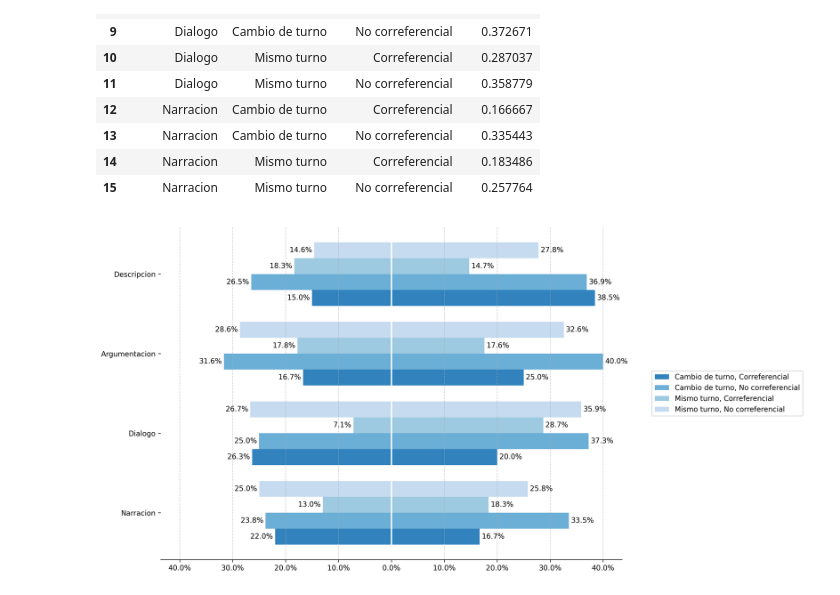
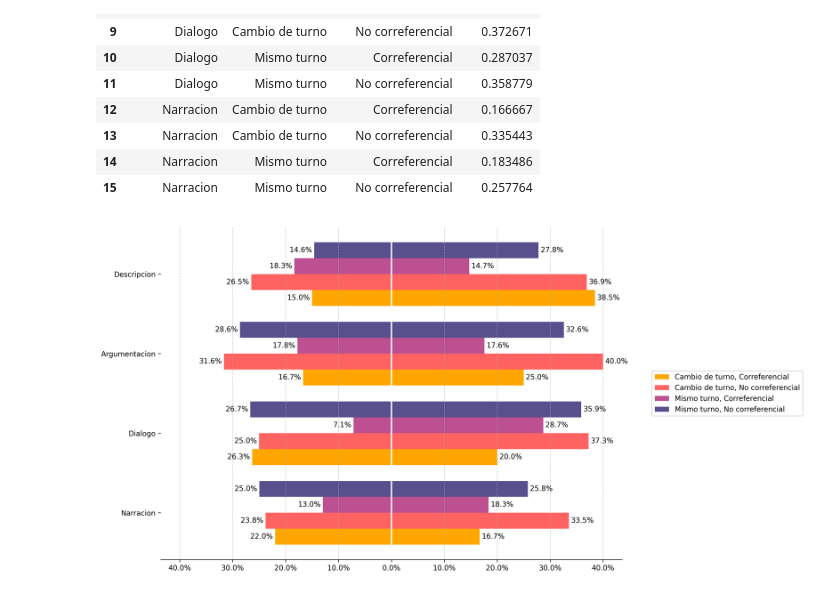
Before and after one commit to ramajoballester/preseea_analysis, a Jupyter notebook: notebooks/bidirectional_plot.ipynb, the cells around one changed output. Drawn from its saved outputs; the diff is of its cells as text; code cells hidden in the pictures.

Commit message:
Add custom colormap

```diff
--- a/notebooks/bidirectional_plot.ipynb
+++ b/notebooks/bidirectional_plot.ipynb
@@ -95,7 +95,7 @@ def formatter(x):
     return f'{abs(x):.0f}'
 
 
-def bidirectional_hplot(data, columns, y, percentage=False):
+def bidirectional_hplot(data, columns, y, percentage=False, cmap=None):
     """
     Create bidirectional horizontal bar plot
 
@@ -116,6 +116,9 @@ def bidirectional_hplot(data, columns, y, percentage=False):
         Axes object
     """
 
+    if not cmap:
+        cmap = plt.get_cmap('tab20c')
+
     # Create figure and axis
     fig, ax = plt.subplots(figsize=(15, 7), layout='tight', dpi=300)
 
@@ -123,7 +126,6 @@ def bidirectional_hplot(data, columns, y, percentage=False):
     group_column = columns.pop(0)
     uniques_bi = data[bi_column].unique()
     uniques_group = data[group_column].unique()
-    cmap = plt.get_cmap('tab20c')
 
     x = np.arange(len(uniques_group))
     width = 1 / (len(uniques_group) + 1)
@@ -200,14 +202,25 @@ def bidirectional_hplot(data, columns, y, percentage=False):
     ax.grid(axis='x', linestyle='--', alpha=0.6)
 
     return fig, ax
+# %%
+color_list = [
+    'ffa600',
+    'ff6361',
+    'bc5090',
+    '58508d',
+]
+
+# Convert to rgb format
+color_list = [(int(c[0:2], 16) / 255, int(c[2:4], 16) / 255, int(c[4:6], 16) / 255) for c in color_list]
+cmap = plt.cm.colors.ListedColormap(color_list)
 # %%
 # First column is for the left - right split, second column is for the bars
 # clustering
 columns = ['Corpus', 'Tipodiscurso', 'Turnohabla', 'Correferencialidad']
 y = 'PRESENCIA'
-fig, ax = bidirectional_hplot(base, columns, y, percentage=True)
+fig, ax = bidirectional_hplot(base, columns, y, percentage=True, cmap=cmap)
 # %% [output]
-[figure, old version]
+[figure, new version]
 # %%
 # Save plot
 fig.savefig('plot.png', dpi=300, bbox_inches='tight')
```
